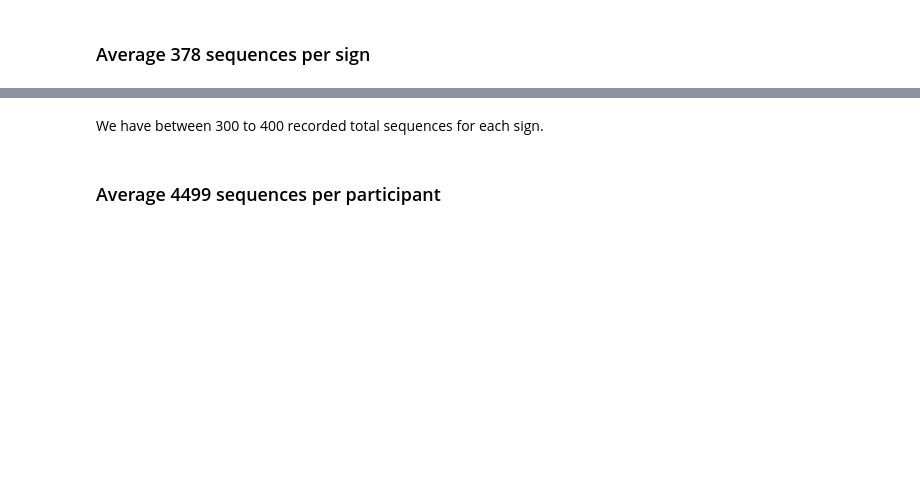
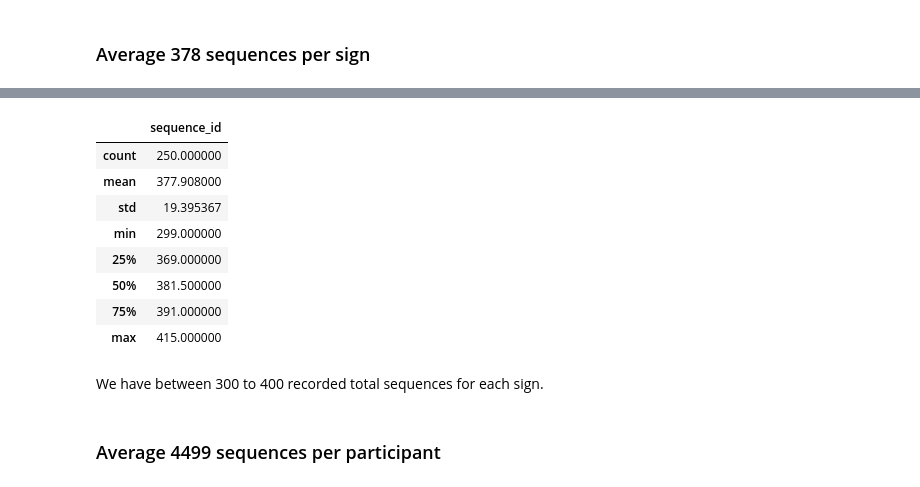
Before and after one commit to vosmani36/Capstone_Project_SignMeUp, a Jupyter notebook: notebooks/Project_Notebook_v0.ipynb, the cells around one changed output, grey strips where cells are left out. Cells and saved outputs as stored; diff of their text form; code cells hidden in the pictures; blank space fills up the shorter version.

```diff
--- a/notebooks/Project_Notebook_v0.ipynb
+++ b/notebooks/Project_Notebook_v0.ipynb
@@ -989,5 +1022,17 @@ df_csv[['sign', 'sequence_id']].groupby('sign').count().sort_values(by='sequence
 # %%
-df_csv[['sign', 'sequence_id']].groupby('sign').count().sort_values(by='sequence_id').describe()
+df_csv[["sign", "sequence_id"]].groupby("sign").count().sort_values(
+    by="sequence_id"
+).describe()
+# %% [output]
+|  | sequence_id |
+| count | 250.000000 |
+| mean | 377.908000 |
+| std | 19.395367 |
+| min | 299.000000 |
+| 25% | 369.000000 |
+| 50% | 381.500000 |
+| 75% | 391.000000 |
+| max | 415.000000 |
 # %% [markdown]
 We have between 300 to 400 recorded total sequences for each sign.
 # %% [markdown]
```
Also changed, not shown: parts of 64 cells of this notebook.
